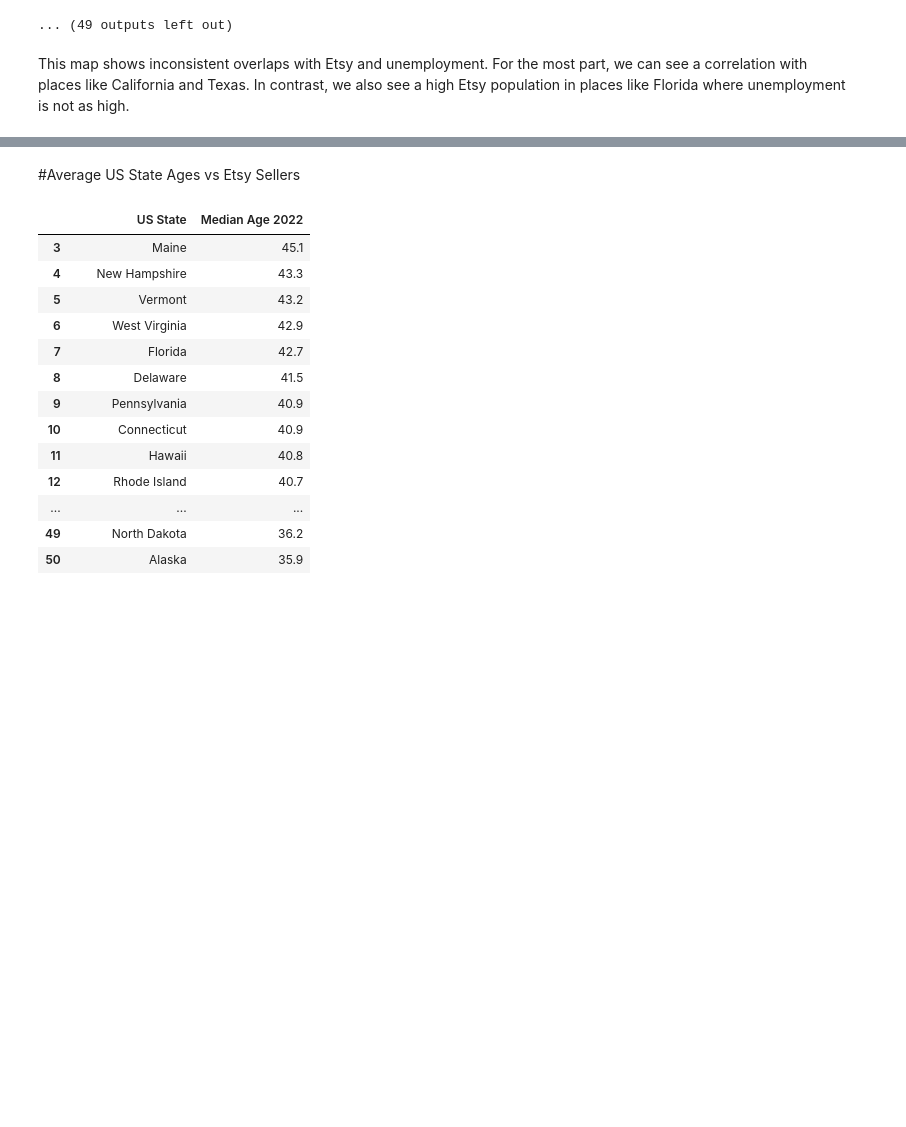
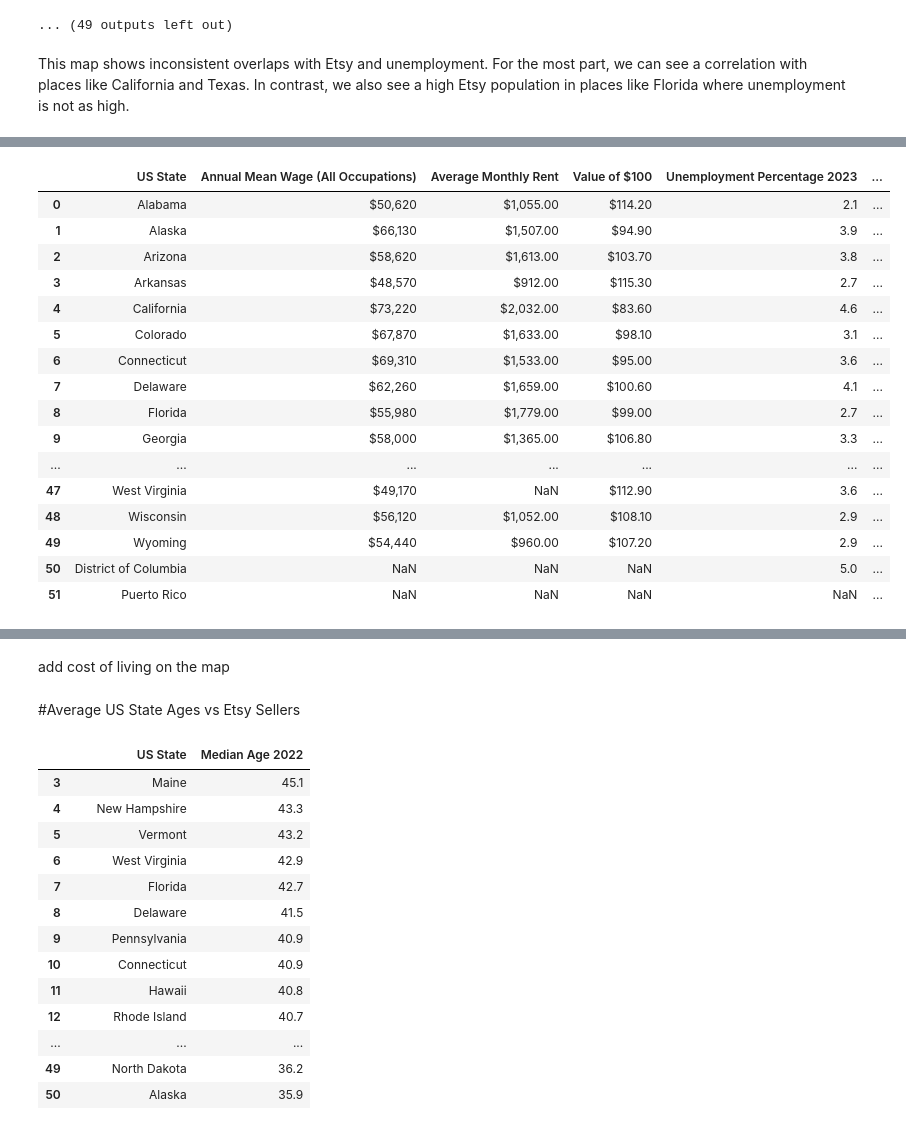
Before and after one commit to khagerthey/GIS, a Jupyter notebook: PS3.ipynb, the cells around one changed output, grey strips where cells are left out. Cells and saved outputs as stored; diff of their text form; code cells hidden in the pictures; blank space fills up the shorter version.

Commit message:
cost of living

```diff
--- a/PS3.ipynb
+++ b/PS3.ipynb
@@ -364,3 +368,8 @@ Text(0.5, 487.49664820726485, '')
 ... (49 outputs left out)
 # %% [markdown]
 This map shows inconsistent overlaps with Etsy and unemployment. For the most part, we can see a correlation with places like California and Texas. In contrast, we also see a high Etsy population in places like Florida where unemployment is not as high.
+# %%
+cost = pd.read_csv("https://raw.githubusercontent.com/khagerthey/GIS/main/state_avg_income.csv")
+cost.round(1)
+cost
+#missing entries for avg rent
@@ -367 +411,23 @@ This map shows inconsistent overlaps with Etsy and unemployment. For the most pa
+# %%
+tot_data_ = pd.merge(cost, seller_unemployment, how='outer', on=['US State'], indicator='present')
+total_data = tot_data_.drop(columns='there')
+total_data
+# %% [output]
+|  | US State | Annual Mean Wage (All Occupations) | Average Monthly Rent | Value of $100 | Unemployment Percentage 2023 | ... |
+| 0 | Alabama | $50,620 | $1,055.00 | $114.20 | 2.1 | ... |
+| 1 | Alaska | $66,130 | $1,507.00 | $94.90 | 3.9 | ... |
+| 2 | Arizona | $58,620 | $1,613.00 | $103.70 | 3.8 | ... |
+| 3 | Arkansas | $48,570 | $912.00 | $115.30 | 2.7 | ... |
+| 4 | California | $73,220 | $2,032.00 | $83.60 | 4.6 | ... |
+| 5 | Colorado | $67,870 | $1,633.00 | $98.10 | 3.1 | ... |
+| 6 | Connecticut | $69,310 | $1,533.00 | $95.00 | 3.6 | ... |
+| 7 | Delaware | $62,260 | $1,659.00 | $100.60 | 4.1 | ... |
+| 8 | Florida | $55,980 | $1,779.00 | $99.00 | 2.7 | ... |
+| 9 | Georgia | $58,000 | $1,365.00 | $106.80 | 3.3 | ... |
+| ... | ... | ... | ... | ... | ... | ... |
+| 47 | West Virginia | $49,170 | NaN | $112.90 | 3.6 | ... |
+| 48 | Wisconsin | $56,120 | $1,052.00 | $108.10 | 2.9 | ... |
+| 49 | Wyoming | $54,440 | $960.00 | $107.20 | 2.9 | ... |
+| 50 | District of Columbia | NaN | NaN | NaN | 5.0 | ... |
+| 51 | Puerto Rico | NaN | NaN | NaN | NaN | ... |
 # %%
@@ -386,6 +447,8 @@ fig = px.choropleth(map_data,
 fig.show()
 # %% [output]
 [interactive output not drawn]
+# %% [markdown]
+add cost of living on the map
 # %% [markdown]
 #Average US State Ages vs Etsy Sellers
 # %%
```
Also changed, not shown: parts of 4 cells of this notebook.
